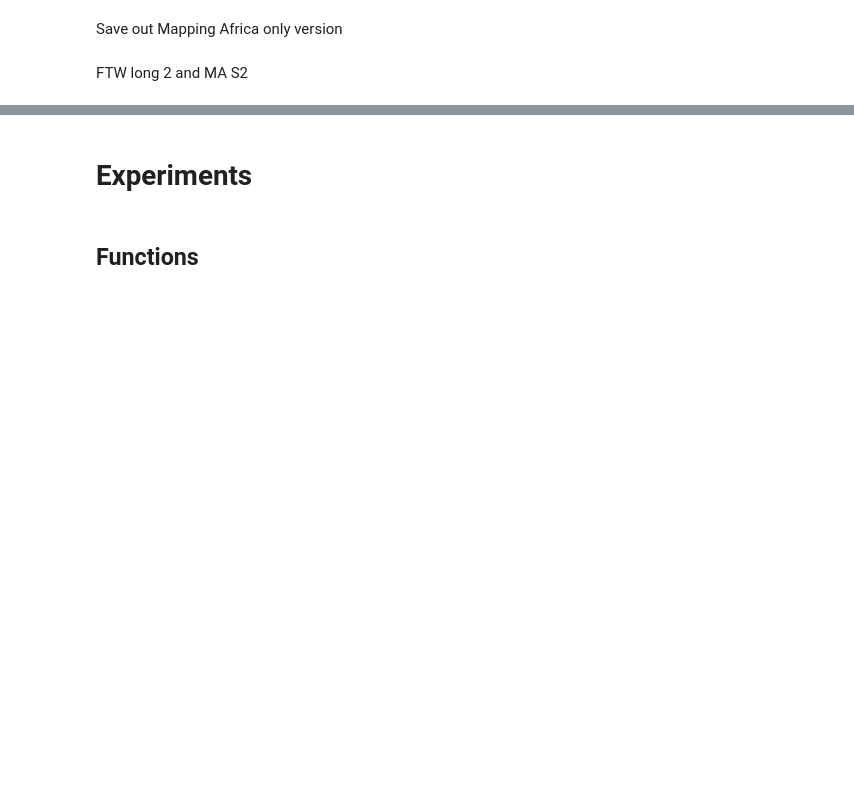
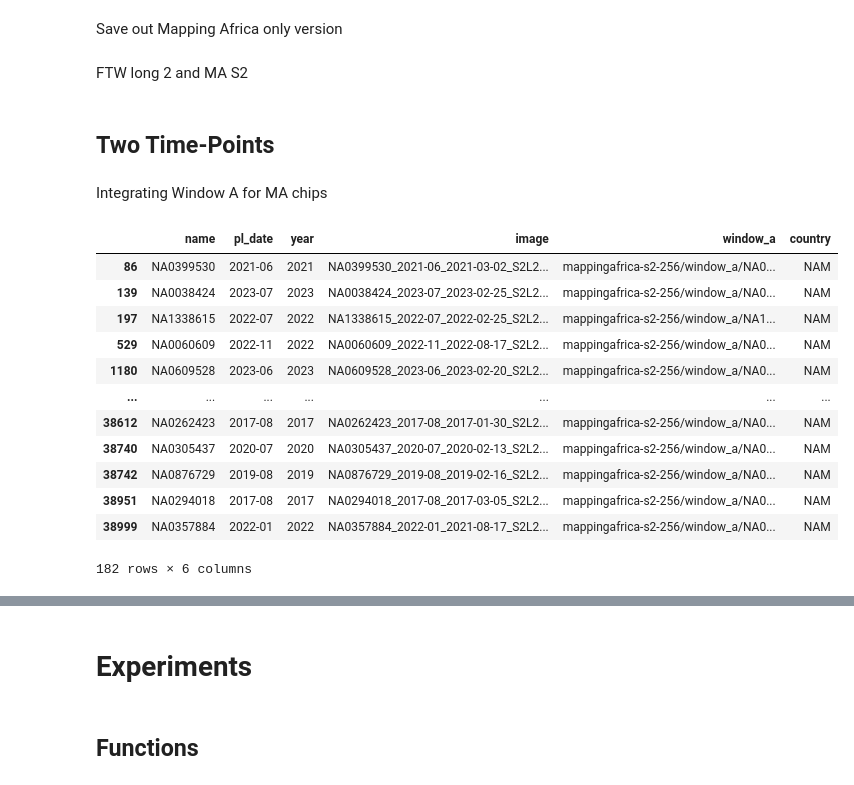
Before and after one commit to agroimpacts/ftw-mappingafrica-integration, a Jupyter notebook: notebooks/setup-experiments.ipynb, the cells around one changed output, grey strips where cells are left out. Drawn from its saved outputs; the diff is of its cells as text; code cells hidden in the pictures; blank space fills up the shorter version.

```diff
--- a/notebooks/setup-experiments.ipynb
+++ b/notebooks/setup-experiments.ipynb
@@ -440,3 +436,41 @@ catalog_long.to_csv(
     "../data/ftw-ma-s2-combined-catalog-long2.csv",
     index=False
 )
+# %% [markdown]
+## Two Time-Points
+# %% [markdown]
+Integrating Window A for MA chips
+# %%
+s2_dir = "/Users/LEstes/data/labels/cropland/mappingafrica-s2-256/images"
+fns = [f for f in os.listdir(s2_dir)]
+
+s2_wina_catalog = [{"name": f.split("_")[0], "pl_date": f.split("_")[1],
+                    "year": f.split("_")[1].split('-')[0],
+                    "image": f} for f in fns if f.endswith(".tif")]
+s2_wina_catalog = pd.DataFrame(s2_wina_catalog)
+
+s2_wina_catalog["window_a"] = s2_wina_catalog.apply(
+    lambda x:
+    (f"mappingafrica-s2-256/window_a/"\
+     f"{x['name']}_S2_{'-'.join(x.image.split('_')[2].split('-')[:2])}.tif"),
+    axis=1
+)
+s2_wina_catalog["country"] = s2_wina_catalog["name"].str[:2]
+mask = s2_wina_catalog["country"] == "NA"
+s2_wina_catalog.loc[mask, "country"] = "NAM"
+s2_wina_catalog[s2_wina_catalog["country"] == "NAM"]
+# s2_wina_catalog
+# %% [output]
+|  | name | pl_date | year | image | window_a | country |
+| 86 | NA0399530 | 2021-06 | 2021 | NA0399530_2021-06_2021-03-02_S2L2... | mappingafrica-s2-256/window_a/NA0... | NAM |
+| 139 | NA0038424 | 2023-07 | 2023 | NA0038424_2023-07_2023-02-25_S2L2... | mappingafrica-s2-256/window_a/NA0... | NAM |
+| 197 | NA1338615 | 2022-07 | 2022 | NA1338615_2022-07_2022-02-25_S2L2... | mappingafrica-s2-256/window_a/NA1... | NAM |
+| 529 | NA0060609 | 2022-11 | 2022 | NA0060609_2022-11_2022-08-17_S2L2... | mappingafrica-s2-256/window_a/NA0... | NAM |
+| 1180 | NA0609528 | 2023-06 | 2023 | NA0609528_2023-06_2023-02-20_S2L2... | mappingafrica-s2-256/window_a/NA0... | NAM |
+| ... | ... | ... | ... | ... | ... | ... |
+| 38612 | NA0262423 | 2017-08 | 2017 | NA0262423_2017-08_2017-01-30_S2L2... | mappingafrica-s2-256/window_a/NA0... | NAM |
+| 38740 | NA0305437 | 2020-07 | 2020 | NA0305437_2020-07_2020-02-13_S2L2... | mappingafrica-s2-256/window_a/NA0... | NAM |
+| 38742 | NA0876729 | 2019-08 | 2019 | NA0876729_2019-08_2019-02-16_S2L2... | mappingafrica-s2-256/window_a/NA0... | NAM |
+| 38951 | NA0294018 | 2017-08 | 2017 | NA0294018_2017-08_2017-03-05_S2L2... | mappingafrica-s2-256/window_a/NA0... | NAM |
+| 38999 | NA0357884 | 2022-01 | 2022 | NA0357884_2022-01_2021-08-17_S2L2... | mappingafrica-s2-256/window_a/NA0... | NAM |
+182 rows × 6 columns
```
Also changed, not shown: parts of 9 cells of this notebook, 5 other files.
